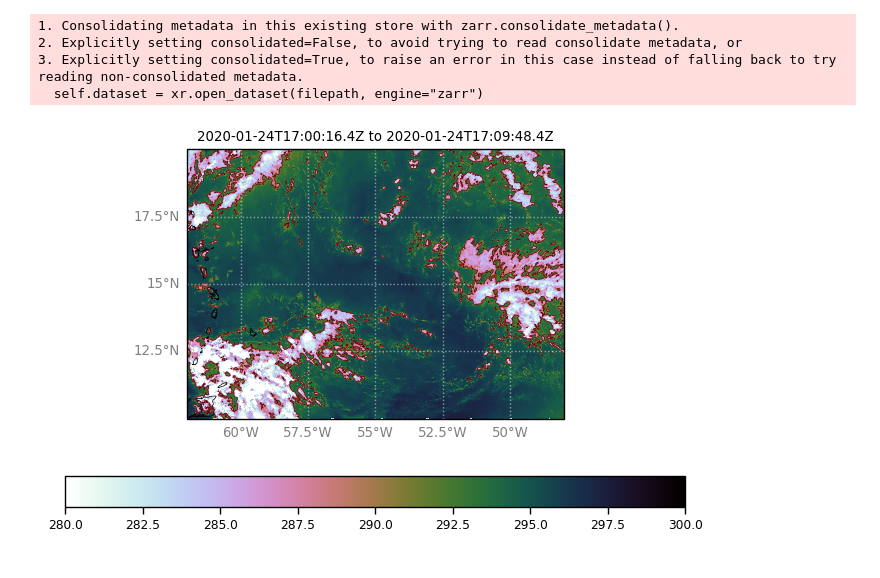
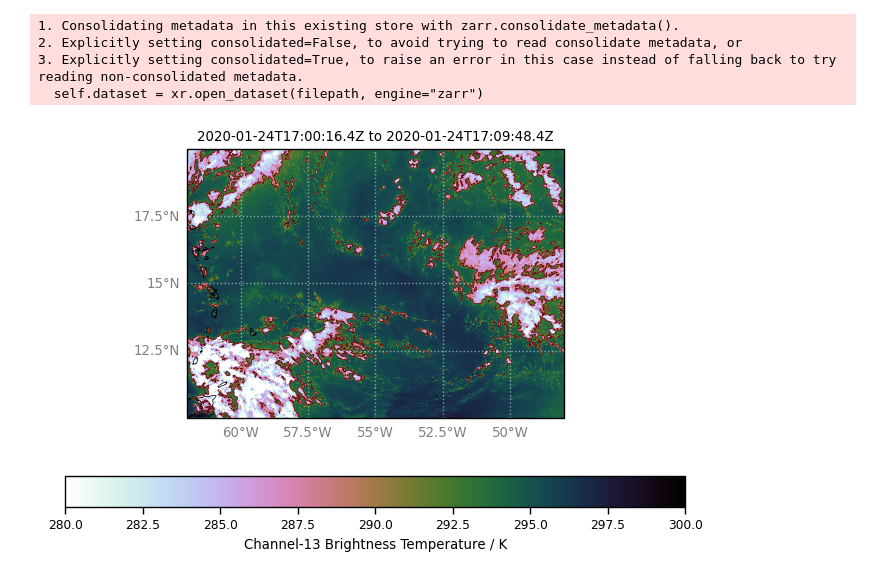
Before and after one commit to Geet-George/gogoesgone, a Jupyter notebook: notebooks/how_to_access_via_zarr.ipynb, the cells around one changed output. Drawn from its saved outputs; the diff is of its cells as text; code cells hidden in the pictures.

Commit message:
change import due to e861258 & add BT in colorbar

```diff
--- a/notebooks/how_to_access_via_zarr.ipynb
+++ b/notebooks/how_to_access_via_zarr.ipynb
@@ -70,29 +70,29 @@ subset = img.subset_region_from_latlon_extents(extent, unit="degree")
 # %%
 sb.set_context('paper')
 fig = plt.figure(figsize=(8,5))
 
 ax = fig.add_subplot(1, 1, 1, projection=ccrs.PlateCarree())
 
 im = subset.CMI.isel(t=0).plot(ax=ax,x='lon',y='lat',cmap='cubehelix_r',add_colorbar=False,vmin=280,vmax=300)
 subset.CMI.isel(t=0).plot.contour(ax=ax,x='lon',y='lat',cmap='Reds',add_colorbar=False,levels=[290,],linewidths=.5)
 ax.set_extent(extent, crs=ccrs.PlateCarree())
 ax.coastlines(resolution='10m', color='black', linewidth=.5)
 
 #Add title
 plt.title(f"{subset.attrs['time_coverage_start']} to {subset.attrs['time_coverage_end']}")
-plt.colorbar(im,orientation='horizontal')
+plt.colorbar(im,orientation='horizontal',label='Channel-13 Brightness Temperature / K')
 
 # # # Draw grid.
 gl = ax.gridlines(ccrs.PlateCarree(), linewidth = 1, color = 'w', alpha = 0.5, linestyle=':', draw_labels = True)
 gl.top_labels = False
 gl.right_labels = False
 gl.xlines = True
 gl.ylines = True
 gl.xlocator = mticker.FixedLocator(np.arange(-180, 180, 2.5))
 gl.ylocator = mticker.FixedLocator(np.arange(-90, 90, 2.5))
 gl.xformatter = LONGITUDE_FORMATTER
 gl.yformatter = LATITUDE_FORMATTER
 gl.xlabel_style = {'color': 'grey'}
 gl.ylabel_style = {'color': 'grey'}
 # %% [output]
-[figure, old version]
+[figure, new version]
```
Also changed, not shown: parts of 1 cell of this notebook.
